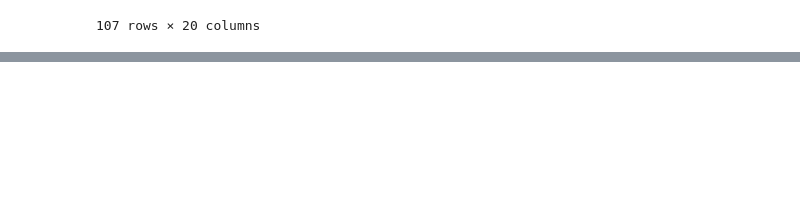
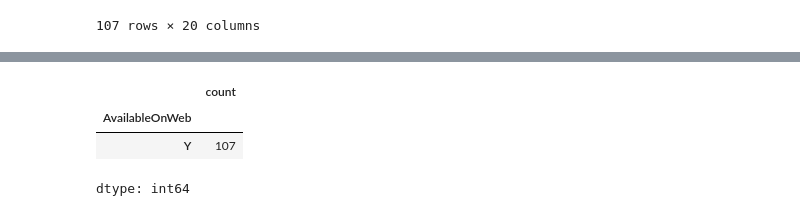
Before and after one commit to gffiveash/Labs, a Jupyter notebook: 01_api_calls/assignment_notebook.ipynb, the cells around one changed output, grey strips where cells are left out. Saved outputs shown, nothing was run; the diff lists cells and outputs as text; code cells hidden in the pictures; blank space fills up the shorter version.

```diff
--- a/01_api_calls/assignment_notebook.ipynb
+++ b/01_api_calls/assignment_notebook.ipynb
@@ -408,3 +486,10 @@ state_count['Count'].hist(bins=20,grid=False)
+# %%
+new_df['AvailableOnWeb'].value_counts()
+# %% [output]
+|  | count |
+| AvailableOnWeb |  |
+| Y | 107 |
+dtype: int64
 # %%
 #temp = df['attributes']
 #clean_values = []
```
Also changed, not shown: parts of 11 cells of this notebook.
